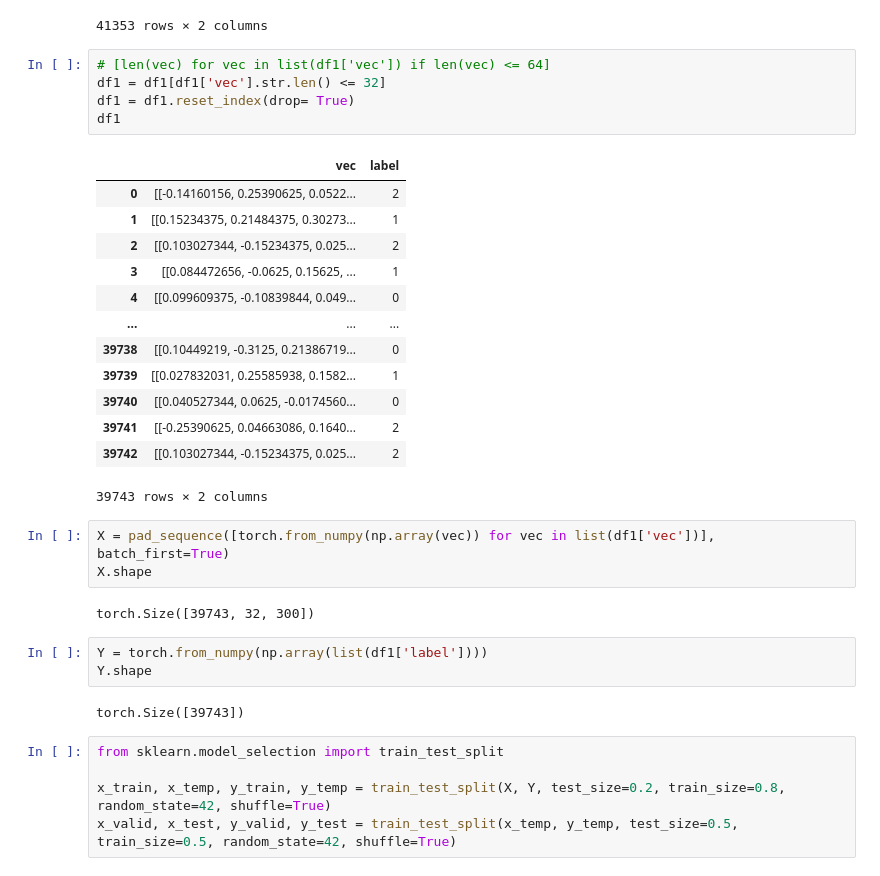
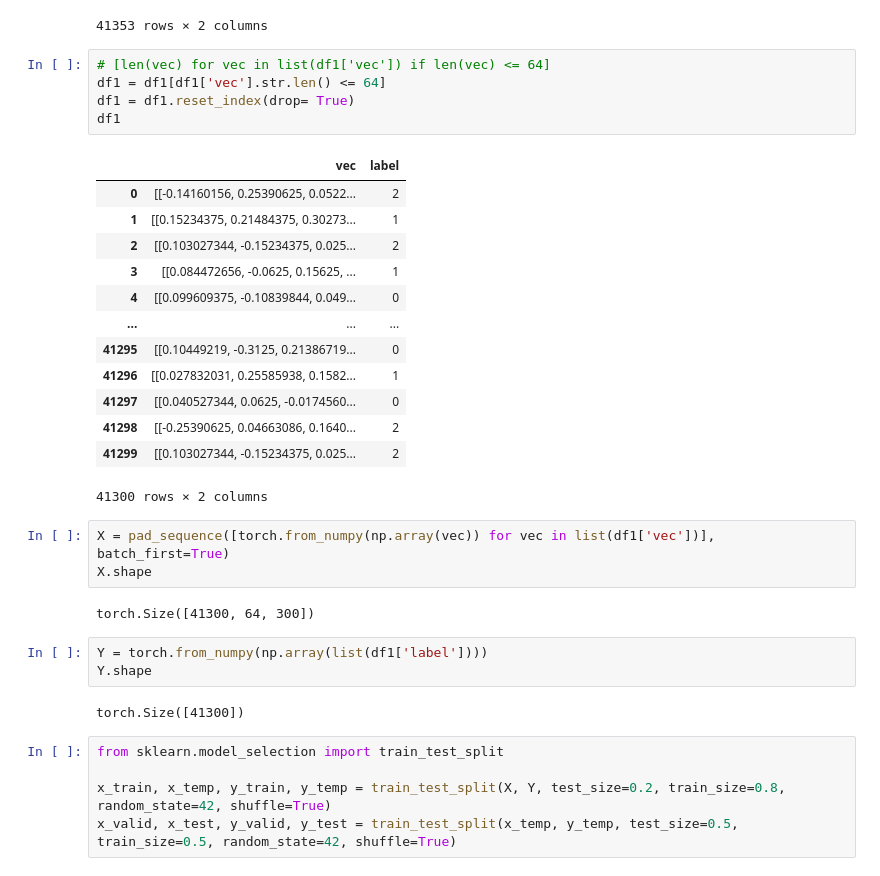
Before and after one commit to mohourzik/sentiment_analysis-project, a Jupyter notebook: word2vec.ipynb, the cells around one changed output. Drawn from its saved outputs; the diff is of its cells as text.

```diff
--- a/word2vec.ipynb
+++ b/word2vec.ipynb
@@ -200,33 +200,33 @@ df1
 41353 rows × 2 columns
 # %%
 # [len(vec) for vec in list(df1['vec']) if len(vec) <= 64]
-df1 = df1[df1['vec'].str.len() <= 32]
+df1 = df1[df1['vec'].str.len() <= 64]
 df1 = df1.reset_index(drop= True)
 df1
 # %% [output]
 |  | vec | label |
 | 0 | [[-0.14160156, 0.25390625, 0.0522... | 2 |
 | 1 | [[0.15234375, 0.21484375, 0.30273... | 1 |
 | 2 | [[0.103027344, -0.15234375, 0.025... | 2 |
 | 3 | [[0.084472656, -0.0625, 0.15625, ... | 1 |
 | 4 | [[0.099609375, -0.10839844, 0.049... | 0 |
 | ... | ... | ... |
-| 39738 | [[0.10449219, -0.3125, 0.21386719... | 0 |
-| 39739 | [[0.027832031, 0.25585938, 0.1582... | 1 |
-| 39740 | [[0.040527344, 0.0625, -0.0174560... | 0 |
-| 39741 | [[-0.25390625, 0.04663086, 0.1640... | 2 |
-| 39742 | [[0.103027344, -0.15234375, 0.025... | 2 |
+| 41295 | [[0.10449219, -0.3125, 0.21386719... | 0 |
+| 41296 | [[0.027832031, 0.25585938, 0.1582... | 1 |
+| 41297 | [[0.040527344, 0.0625, -0.0174560... | 0 |
+| 41298 | [[-0.25390625, 0.04663086, 0.1640... | 2 |
+| 41299 | [[0.103027344, -0.15234375, 0.025... | 2 |
-39743 rows × 2 columns
+41300 rows × 2 columns
 # %%
 X = pad_sequence([torch.from_numpy(np.array(vec)) for vec in list(df1['vec'])], batch_first=True)
 X.shape
 # %% [output]
-torch.Size([39743, 32, 300])
+torch.Size([41300, 64, 300])
 # %%
 Y = torch.from_numpy(np.array(list(df1['label'])))
 Y.shape
 # %% [output]
-torch.Size([39743])
+torch.Size([41300])
 # %%
 from sklearn.model_selection import train_test_split
 
```
Also changed, not shown: parts of 3 cells of this notebook.
